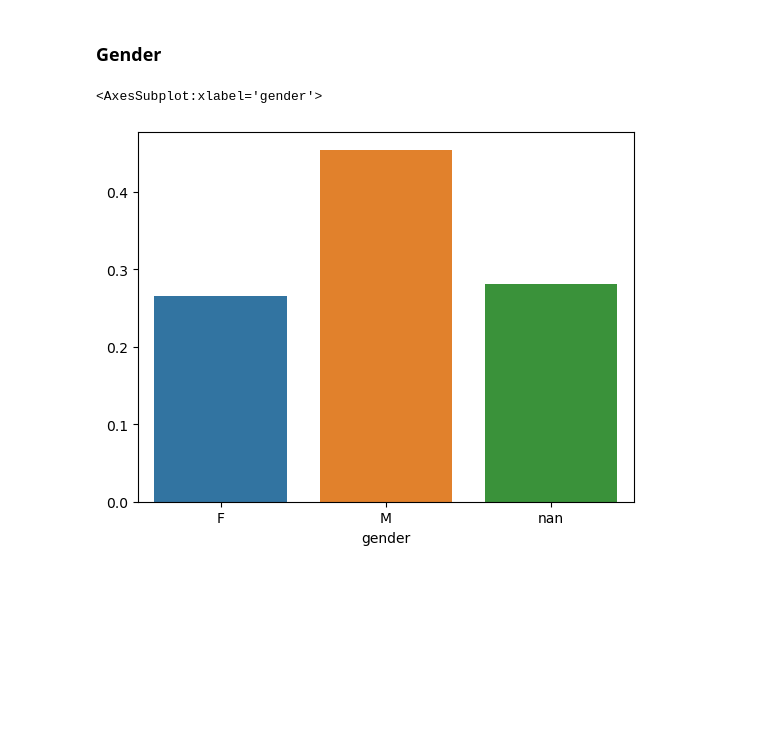
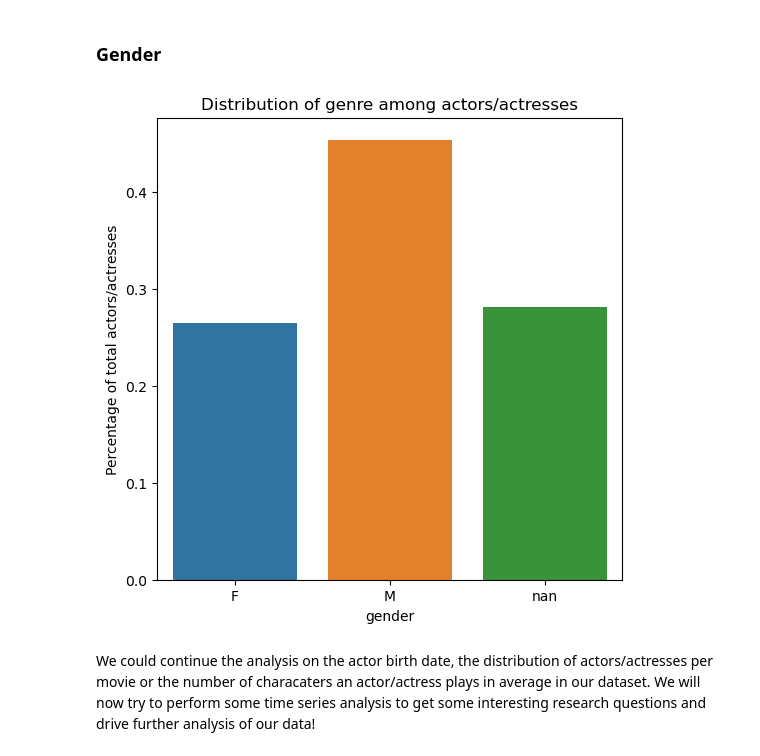
Before and after one commit to epfl-ada/ada-2022-project-zozoz, a Jupyter notebook: src/eda/data_inspection.ipynb, the cells around one changed output. Drawn from its saved outputs; the diff is of its cells as text; code cells hidden in the pictures; blank space fills up the shorter version.

Commit message:
finish data inspection

```diff
--- a/src/eda/data_inspection.ipynb
+++ b/src/eda/data_inspection.ipynb
@@ -744,8 +744,12 @@ The 10 movies with the highest movie_name_words are:
 # %%
 actor_gender_df = pd.DataFrame(actor_df.groupby("gender",dropna=False).count()["name"])
 actor_gender_df = actor_gender_df/actor_gender_df.sum()
 actor_gender_df.columns = ["percentage"]
-sns.barplot(actor_gender_df.T)
+fig,ax = plt.subplots(1,figsize=(6,6))
+ax.set_title("Distribution of genre among actors/actresses")
+sns.barplot(actor_gender_df.T,ax=ax)
+ax.set_ylabel("Percentage of total actors/actresses");
 # %% [output]
-<AxesSubplot:xlabel='gender'>
-[figure, old version]
+[figure, new version]
+# %% [markdown]
+We could continue the analysis on the actor birth date, the distribution of actors/actresses per movie or the number of characaters an actor/actress plays in average in our dataset. We will now try to perform some time series analysis to get some interesting research questions and drive further analysis of our data!
```
Also changed, not shown: parts of 1 cell of this notebook.
